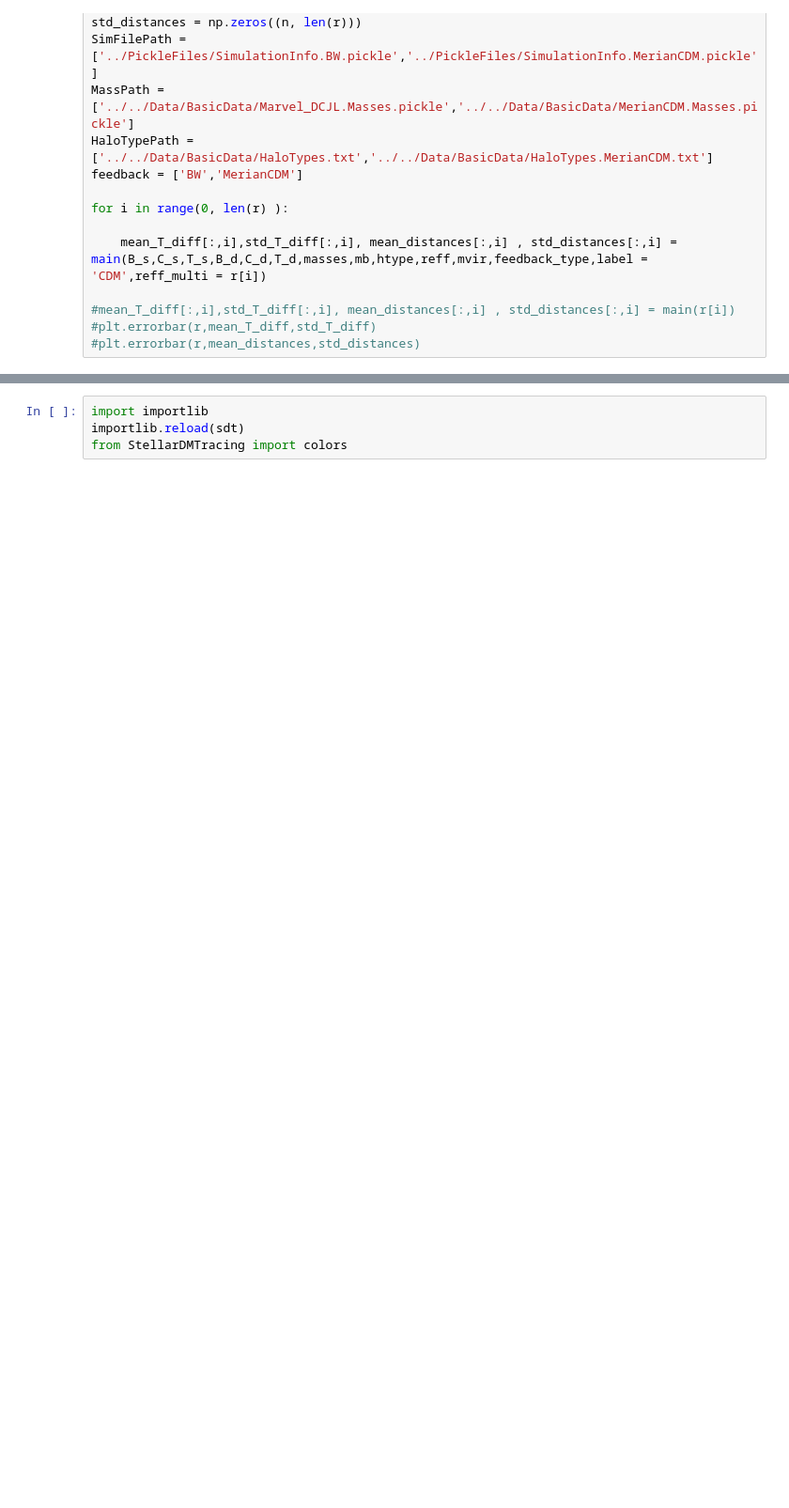
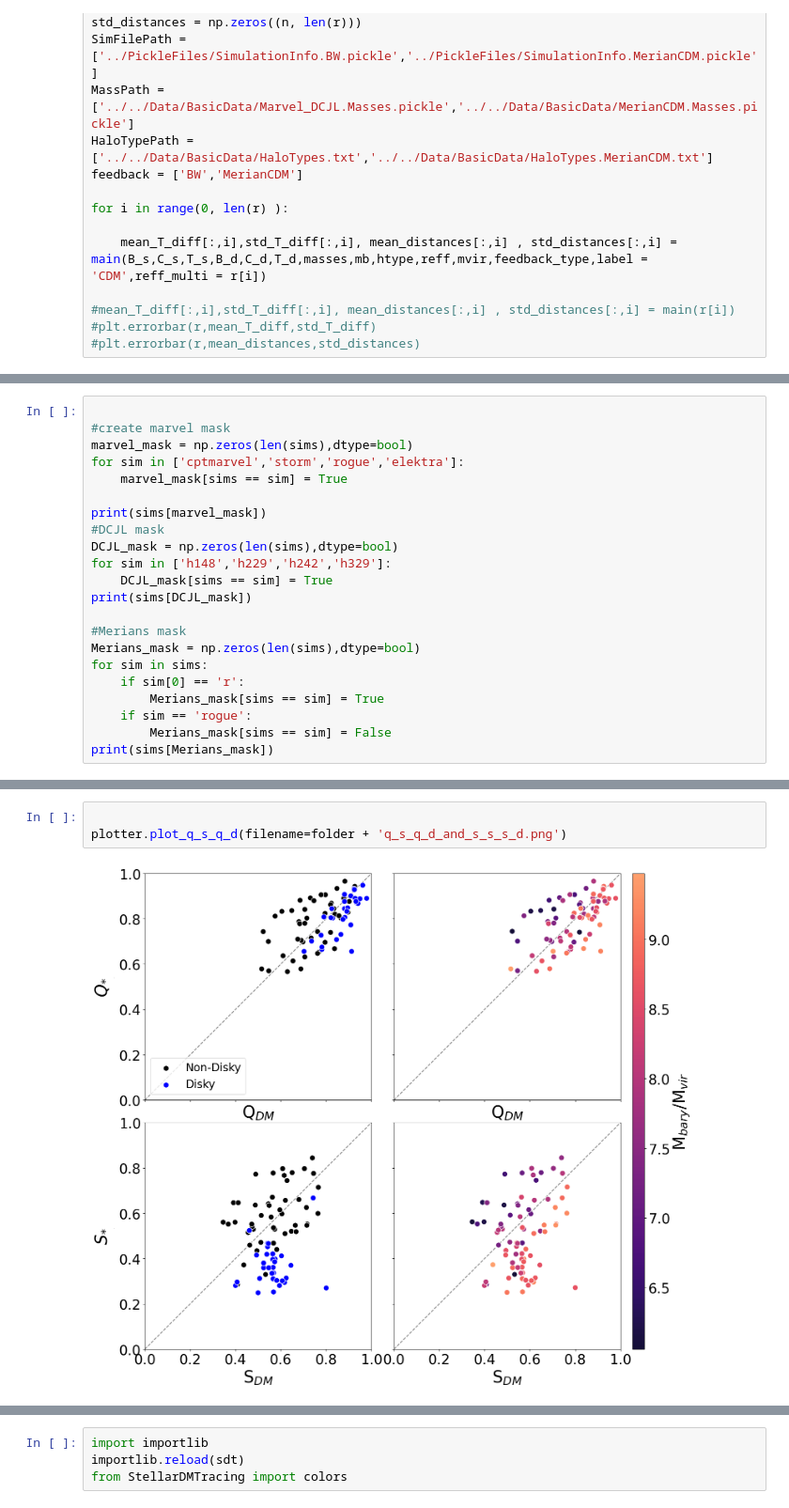
Before and after one commit to Bvogel4/MorphologyMeasurements, a Jupyter notebook: Code/IntrinsicShapes/StellarDMTracing.ipynb, the cells around one changed output, grey strips where cells are left out. Shown: that part at 94% size. Drawn from its saved outputs; the diff is of its cells as text; blank space fills up the shorter version.

```diff
--- a/Code/IntrinsicShapes/StellarDMTracing.ipynb
+++ b/Code/IntrinsicShapes/StellarDMTracing.ipynb
@@ -307,0 +222,22 @@ r1023 2 e
+# %%
+
+#create marvel mask
+marvel_mask = np.zeros(len(sims),dtype=bool)
+for sim in ['cptmarvel','storm','rogue','elektra']:
+    marvel_mask[sims == sim] = True
+
+print(sims[marvel_mask])
+#DCJL mask
+DCJL_mask = np.zeros(len(sims),dtype=bool)
+for sim in ['h148','h229','h242','h329']:
+    DCJL_mask[sims == sim] = True
+print(sims[DCJL_mask])
+
+#Merians mask
+Merians_mask = np.zeros(len(sims),dtype=bool)
+for sim in sims:
+    if sim[0] == 'r':
+        Merians_mask[sims == sim] = True
+    if sim == 'rogue':
+        Merians_mask[sims == sim] = False
+print(sims[Merians_mask])
@@ -312,0 +568,5 @@ print(sys.path)
+# %%
+
+plotter.plot_q_s_q_d(filename=folder + 'q_s_q_d_and_s_s_s_d.png')
+# %% [output]
+[figure, added]
```
Also changed, not shown: parts of 49 cells of this notebook, 44 other files.
